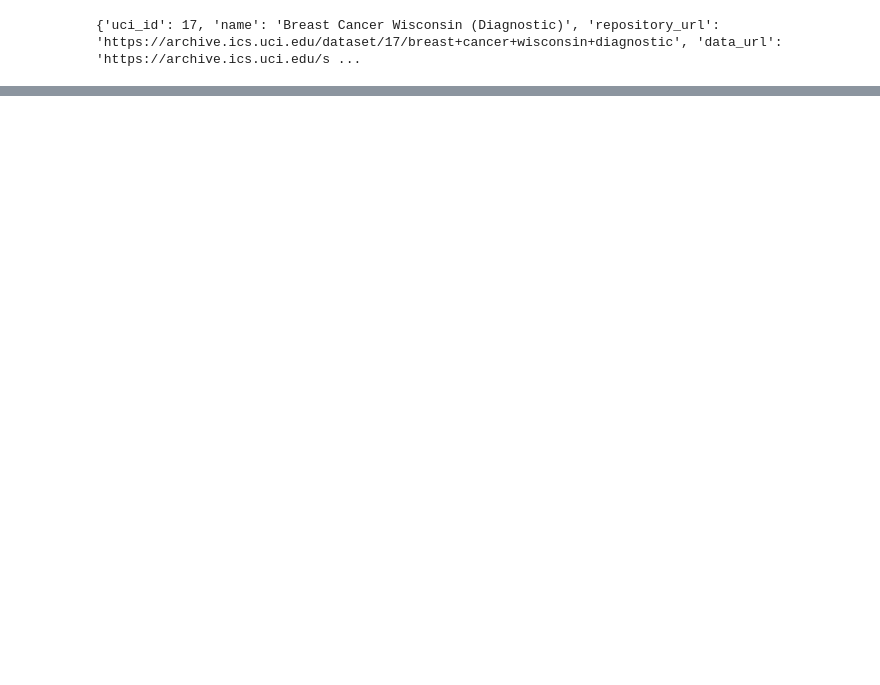
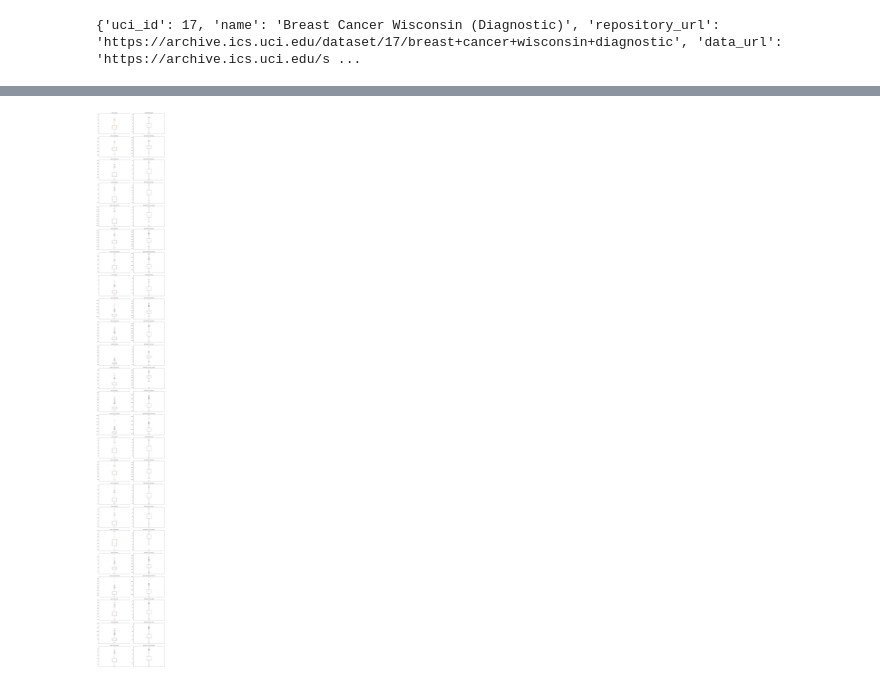
Before and after one commit to aadarsh-siddha/Breast-Cancer-Diagnosis, a Jupyter notebook: EDA.ipynb, the cells around one changed output, grey strips where cells are left out. Cells and saved outputs as stored; diff of their text form; code cells hidden in the pictures; blank space fills up the shorter version.

```diff
--- a/EDA.ipynb
+++ b/EDA.ipynb
@@ -48,0 +87,4 @@ print(breast_cancer_wisconsin_diagnostic.variables)
+# %%
+X['mean_radius'] = (X['radius1'] + X['radius2'] + X['radius3']) / 3
+X['mean_area'] = (X['area1'] + X['area2'] + X['area3']) / 3
+X['mean_perimeter'] = (X['perimeter1'] + X['perimeter2'] + X['perimeter3']) / 3
@@ -48,0 +109,35 @@ print(breast_cancer_wisconsin_diagnostic.variables)
+# %%
+high_corr_columns = ['radius1', 'radius2', 'radius3', 'perimeter1', 'perimeter2', 'perimeter3', 'area1', 'area2', 'area3']
+X.drop(columns=high_corr_columns, inplace=True)
+# %%
+numerical_columns = ['texture1', 'smoothness1', 'compactness1', 'concavity1',
+       'concave_points1', 'symmetry1', 'fractal_dimension1', 'texture2',
+       'smoothness2', 'compactness2', 'concavity2', 'concave_points2',
+       'symmetry2', 'fractal_dimension2', 'texture3', 'smoothness3',
+       'compactness3', 'concavity3', 'concave_points3', 'symmetry3',
+       'fractal_dimension3', 'mean_radius', 'mean_area', 'mean_perimeter']
+# %%
+
+# Determine number of rows dynamically
+n_columns = 2
+nrows = len(numerical_columns)
+
+# Create subplots
+fig, axes = plt.subplots(nrows=nrows, ncols=n_columns, figsize=(15, 5 * nrows))
+
+# Generate boxplots
+for i, col in enumerate(numerical_columns):
+    # Original values
+    axes[i, 0].boxplot(X[col].dropna())
+    axes[i, 0].set_title(f"Initial: {col}")
+
+
+    transformed_values = np.cbrt(X[col])
+    axes[i, 1].boxplot(transformed_values)
+    axes[i, 1].set_title(f"Transformed: {col}")
+
+# Adjust layout
+plt.tight_layout()
+plt.show()
+# %% [output]
+[figure, added]
```
Also changed, not shown: parts of 19 cells of this notebook, 1 other file.
